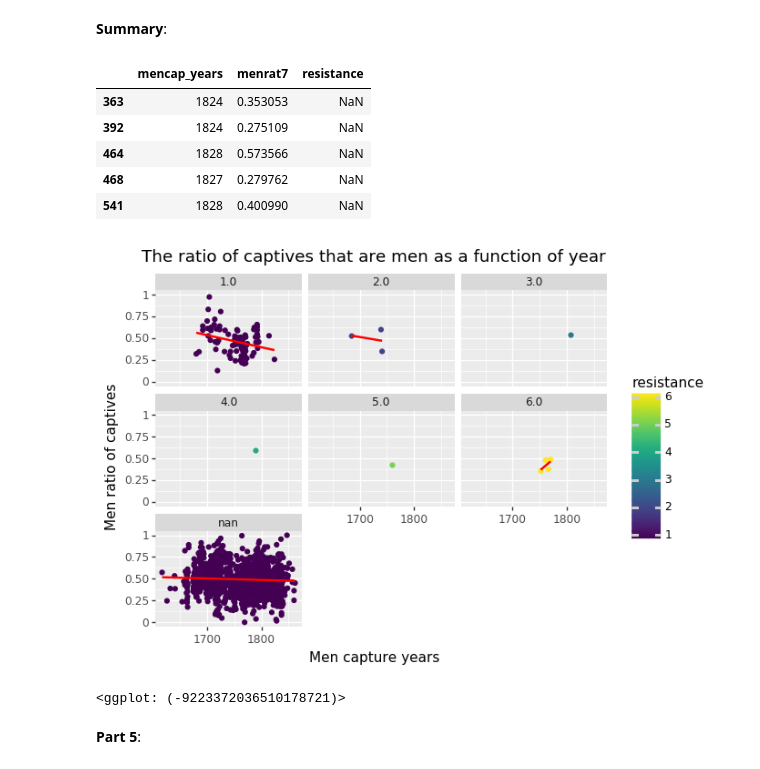
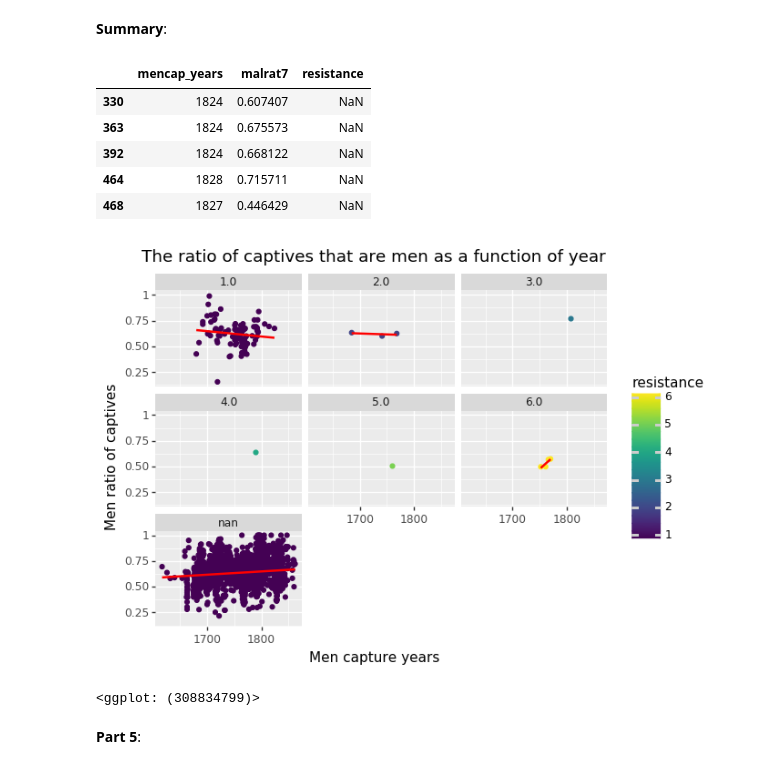
Before and after one commit to Chenghan-Sun/DS-Projects, a Jupyter notebook: 220_midterm/midterm.ipynb, the cells around one changed output. Drawn from its saved outputs; the diff is of its cells as text; code cells hidden in the pictures.

```diff
--- a/220_midterm/midterm.ipynb
+++ b/220_midterm/midterm.ipynb
@@ -611,27 +620,27 @@ df_tast_6_mencap = df_tast_6_mencap.reset_index(drop=True)
 df_tast_6_mencap.loc[:, 'mencap_years'] = mencap_year_series
 
 # Get ratio of captives that are men
-men_cap_ratio = df_tast_6_mencap[df_tast_6_mancap['menrat7'].notna()]
-men_cap_ratio_plot = men_cap_ratio[['mencap_years', 'menrat7', 'resistance']]  # subselect DataFrame
+men_cap_ratio = df_tast_6_mencap[df_tast_6_mencap['malrat7'].notna()]
+men_cap_ratio_plot = men_cap_ratio[['mencap_years', 'malrat7', 'resistance']]  # subselect DataFrame
 men_cap_ratio_plot.head()
 # %% [output]
-|  | mencap_years | menrat7 | resistance |
-| 363 | 1824 | 0.353053 | NaN |
-| 392 | 1824 | 0.275109 | NaN |
-| 464 | 1828 | 0.573566 | NaN |
-| 468 | 1827 | 0.279762 | NaN |
-| 541 | 1828 | 0.400990 | NaN |
+|  | mencap_years | malrat7 | resistance |
+| 330 | 1824 | 0.607407 | NaN |
+| 363 | 1824 | 0.675573 | NaN |
+| 392 | 1824 | 0.668122 | NaN |
+| 464 | 1828 | 0.715711 | NaN |
+| 468 | 1827 | 0.446429 | NaN |
 # %%
 # Plot the ratio of captives that are men as a function of year
-(ggplot(men_cap_ratio_plot, aes('mencap_years', 'menrat7', color='resistance'))
+(ggplot(men_cap_ratio_plot, aes('mencap_years', 'malrat7', color='resistance'))
  + facet_wrap('~resistance')  # co-finding variable
  + geom_point()
- + stat_smooth(mapping=aes('mencap_years', 'menrat7'), method='lm', color='red', se = False, inherit_aes=False)
+ + stat_smooth(mapping=aes('mencap_years', 'malrat7'), method='lm', color='red', se = False, inherit_aes=False)
  + labs(x='Men capture years', y='Men ratio of captives')
  + ggtitle('The ratio of captives that are men as a function of year')
 )
 # %% [output]
-[figure, old version]
+[figure, new version]
-<ggplot: (-9223372036510178721)>
+<ggplot: (308834799)>
 # %% [markdown]
 **Part 5**:
```
Also changed, not shown: parts of 9 cells of this notebook.
